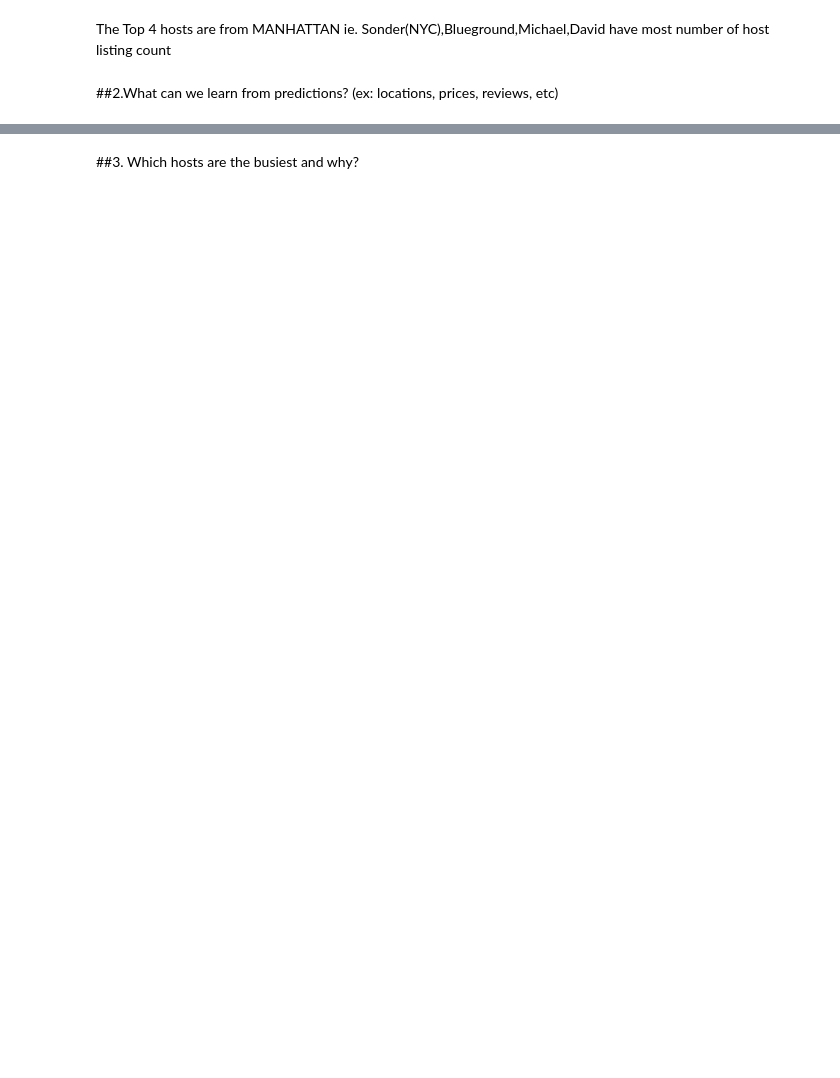
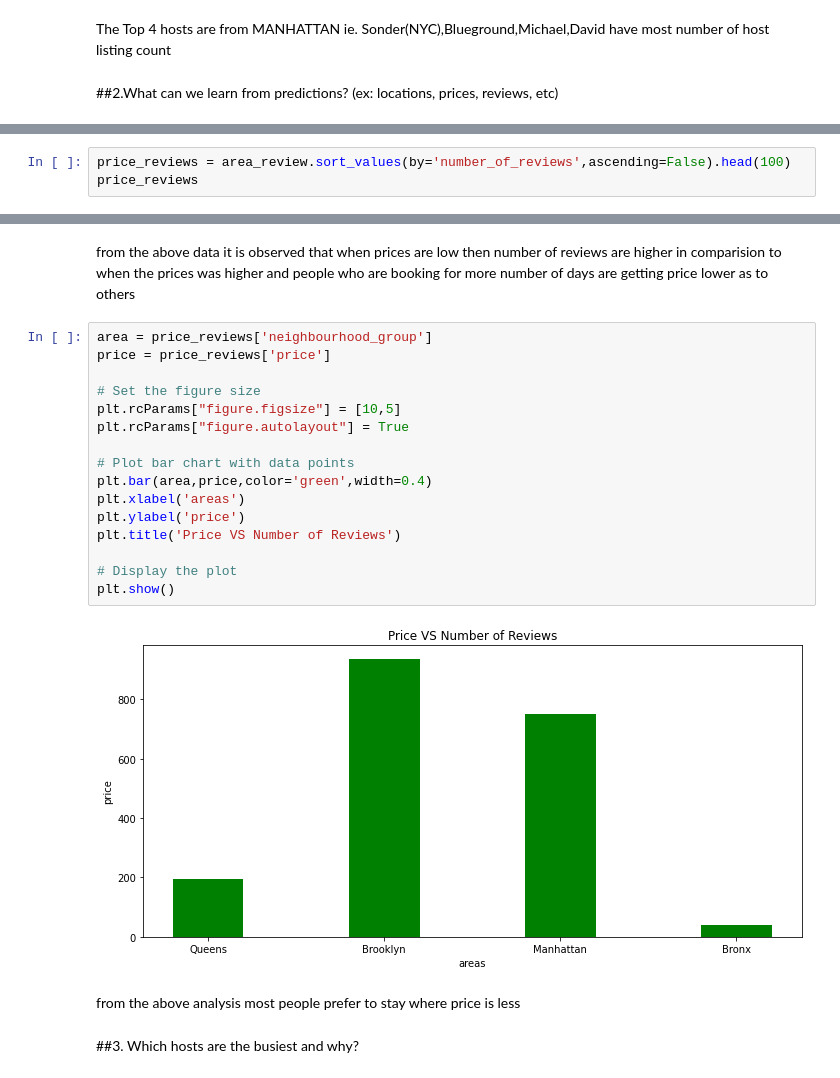
Before and after one commit to KartikKumar7070/Airbnb-Dataset, a Jupyter notebook: Airbnb_Bookings_Analysis_Capstone_Project.ipynb, the cells around one changed output, grey strips where cells are left out. Drawn from its saved outputs; the diff is of its cells as text; blank space fills up the shorter version.

```diff
--- a/Airbnb_Bookings_Analysis_Capstone_Project.ipynb
+++ b/Airbnb_Bookings_Analysis_Capstone_Project.ipynb
@@ -237,0 +239,3 @@ df.groupby(['neighbourhood_group','reviews_per_month','room_type'])['price'].cou
+# %%
+price_reviews = area_review.sort_values(by='number_of_reviews',ascending=False).head(100)
+price_reviews
@@ -238,3 +256,25 @@ df.groupby(['neighbourhood_group','reviews_per_month','room_type'])['price'].cou
+# %% [markdown]
+from the above data it is observed that when prices are low then number of reviews are higher in comparision to when the prices was higher and people who are booking for more number of days are getting price lower as to others
+# %%
+area = price_reviews['neighbourhood_group']
+price = price_reviews['price']
+
+# Set the figure size
+plt.rcParams["figure.figsize"] = [10,5]
+plt.rcParams["figure.autolayout"] = True
+
+# Plot bar chart with data points
+plt.bar(area,price,color='green',width=0.4)
+plt.xlabel('areas')
+plt.ylabel('price')
+plt.title('Price VS Number of Reviews')
+
+# Display the plot
+plt.show()
+# %% [output]
+[figure, added]
+# %% [markdown]
+from the above analysis most people prefer to stay where price is less
 # %% [markdown]
 ##3. Which hosts are the busiest and why?
 # %%
```
Also changed, not shown: parts of 28 cells of this notebook.
